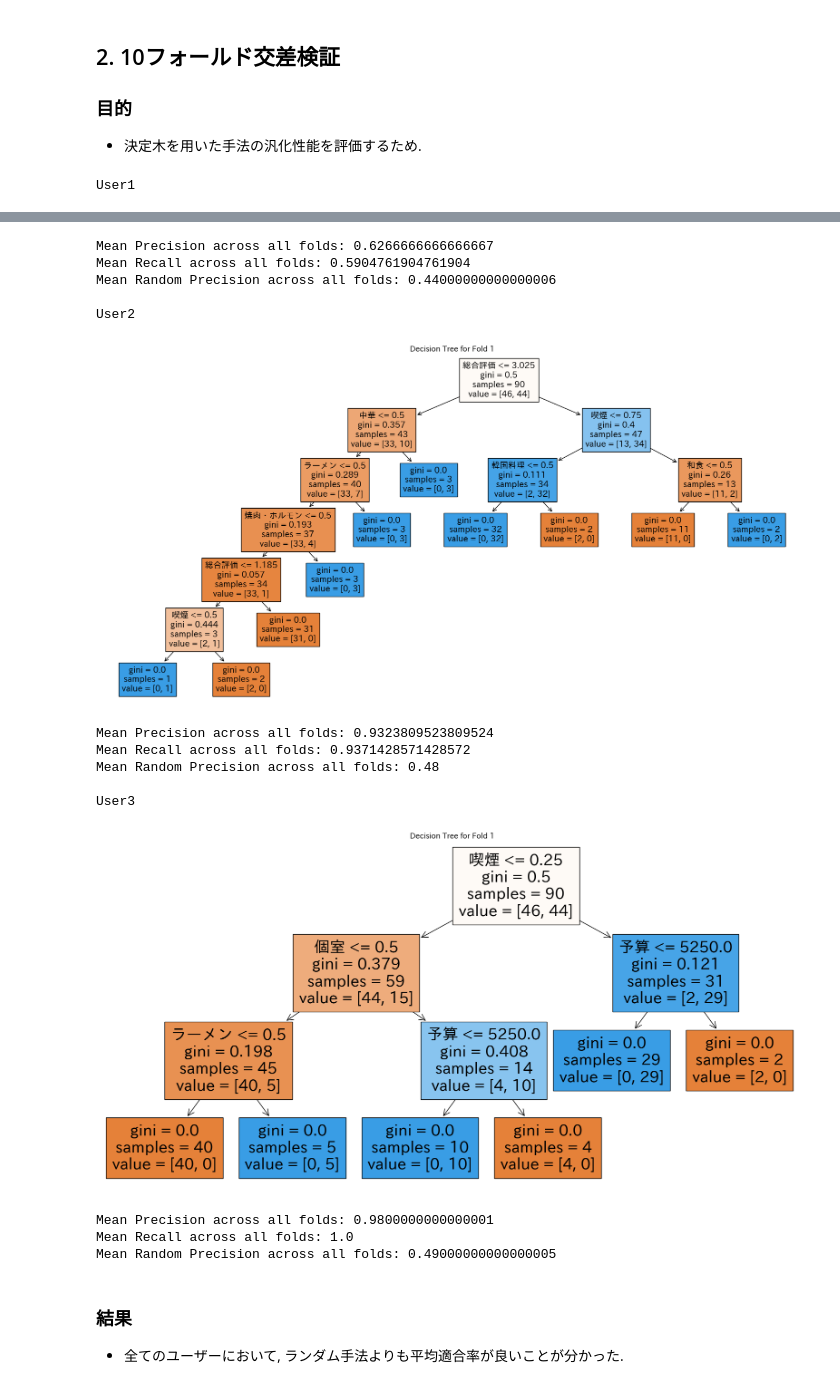
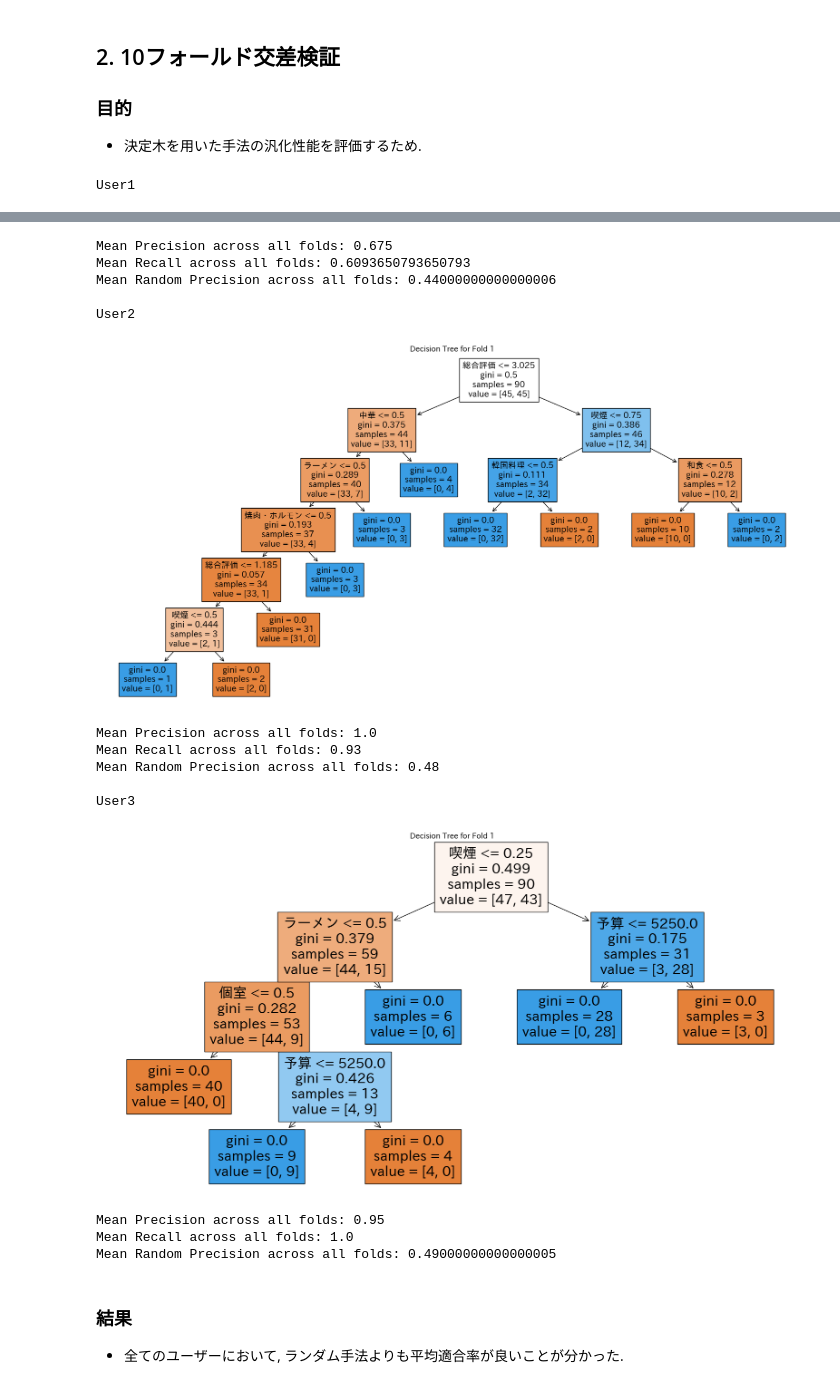
Before and after one commit to Ryosuke1025/RecommenderAlgorithm, a Jupyter notebook: recommender.ipynb, the cells around one changed output, grey strips where cells are left out. Drawn from its saved outputs; the diff is of its cells as text; code cells hidden in the pictures.

```diff
--- a/recommender.ipynb
+++ b/recommender.ipynb
@@ -33,11 +61,11 @@ user3_ratings_np = np.array(user3_ratings)
 import matplotlib.pyplot as plt
 from sklearn.tree import DecisionTreeClassifier, plot_tree
 from sklearn.model_selection import KFold
-from sklearn.metrics import precision_score, recall_score
+from sklearn.metrics import accuracy_score, precision_score, recall_score, f1_score
 import japanize_matplotlib
 
  # KFoldインスタンスを初期化
-kf = KFold(n_splits=10, shuffle=True, random_state=0)
+kf = KFold(n_splits=10, shuffle=True, random_state=42)
 
 # NumPy配列をリスト形式の文字列に変換する関数
 def array_to_list_string(array):
@@ -51,14 +79,9 @@ def array_to_list_string(array):
             formatted_array.append(str(elem))
     return '[' + ', '.join(formatted_array) + ']'
 
-def crossValidation(user_ratings_np):
-
-    # 適合率を格納するリスト
-    precisions = []
+def crossValidation(user_ratings_np, user_name):
+    # ランダム手法の適合率を格納するリスト
     random_precisions = []
-
-    # 再現率を格納するリスト
-    recalls = []
 
     # フォールド番号を1から始めるためのカウンター
     fold_counter = 1
@@ -70,23 +93,27 @@ def crossValidation(user_ratings_np):
         y_train, y_test = user_ratings_np[train_index], user_ratings_np[test_index]
 
         # 決定木の分類器を作成し、トレーニングデータにフィット
-        classifier = DecisionTreeClassifier(random_state=0)
+        classifier = DecisionTreeClassifier(random_state=42)
         classifier.fit(X_train, y_train)
 
         # テストデータに対する予測
         predictions = classifier.predict(X_test)
 
         # 適合率を計算し、リストに追加
+        accuracy = accuracy_score(y_test, predictions)
         precision = precision_score(y_test, predictions, zero_division=0)
-        precisions.append(precision)
+        recall = recall_score(y_test, predictions, zero_division=0)
+        f1 = f1_score(y_test, predictions)
 
         # 再現率を計算し、リストに追加
-        recall = recall_score(y_test, predictions, zero_division=0)
-        recalls.append(recall)
+        results[user_name]["Decision Tree"]["Accuracy"].append(accuracy)
+        results[user_name]["Decision Tree"]["Precision"].append(precision)
+        results[user_name]["Decision Tree"]["Recall"].append(recall)
+        results[user_name]["Decision Tree"]["F1"].append(f1)
 
         # テストセットに含まれる陽性クラスの割合を計算し、リストに追加
         positive_class_ratio = np.mean(y_test)
-        random_precisions.append(positive_class_ratio)
+        results[user_name]["Random"]["Precision"].append(positive_class_ratio)
 
         # 決定木のプロット
         if fold_counter == 1:
@@ -99,20 +126,20 @@ def crossValidation(user_ratings_np):
         fold_counter += 1
 
     # 全フォールドでの平均正解率を出力
-    mean_precision = np.mean(precisions)
-    mean_recall = np.mean(recalls)
-    mean_random_precisions = np.mean(random_precisions)
+    mean_precision = np.mean(results[user_name]["Decision Tree"]["Precision"])
+    mean_recall = np.mean(results[user_name]["Decision Tree"]["Recall"])
+    mean_random_precisions = np.mean(results[user_name]["Random"]["Precision"])
     print(f'Mean Precision across all folds: {mean_precision}')
     print(f'Mean Recall across all folds: {mean_recall}')
     print(f'Mean Random Precision across all folds: {mean_random_precisions}\n')
 
-    return precisions, random_precisions, recalls
+    return random_precisions
 
 print("User1")
-user1_precisions, random1_predisions, recalls = crossValidation(user1_ratings_np)
+random1_predisions = crossValidation(user1_ratings_np, "User1")
 print("User2")
-user2_precisions, random2_predisions, recalls = crossValidation(user2_ratings_np)
+random2_predisions= crossValidation(user2_ratings_np, "User2")
 print("User3")
-user3_precisions, random3_predisions, recalls = crossValidation(user3_ratings_np)
+random3_predisions = crossValidation(user3_ratings_np, "User3")
 # %% [output]
 User1
@@ -120,16 +147,16 @@ User1
-Mean Precision across all folds: 0.6266666666666667
-Mean Recall across all folds: 0.5904761904761904
+Mean Precision across all folds: 0.675
+Mean Recall across all folds: 0.6093650793650793
 Mean Random Precision across all folds: 0.44000000000000006
 
 User2
 [figure]
-Mean Precision across all folds: 0.9323809523809524
-Mean Recall across all folds: 0.9371428571428572
+Mean Precision across all folds: 1.0
+Mean Recall across all folds: 0.93
 Mean Random Precision across all folds: 0.48
 
 User3
-[figure, old version]
+[figure, new version]
-Mean Precision across all folds: 0.9800000000000001
+Mean Precision across all folds: 0.95
 Mean Recall across all folds: 1.0
 Mean Random Precision across all folds: 0.49000000000000005
 # %% [markdown]
```
Also changed, not shown: parts of 12 cells of this notebook.
